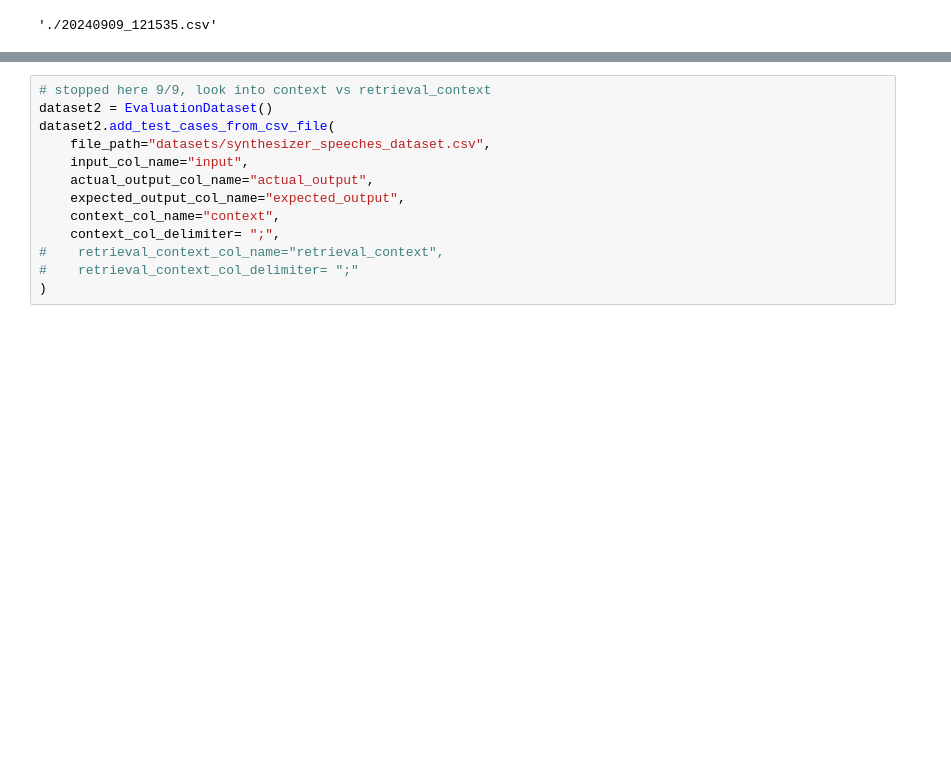
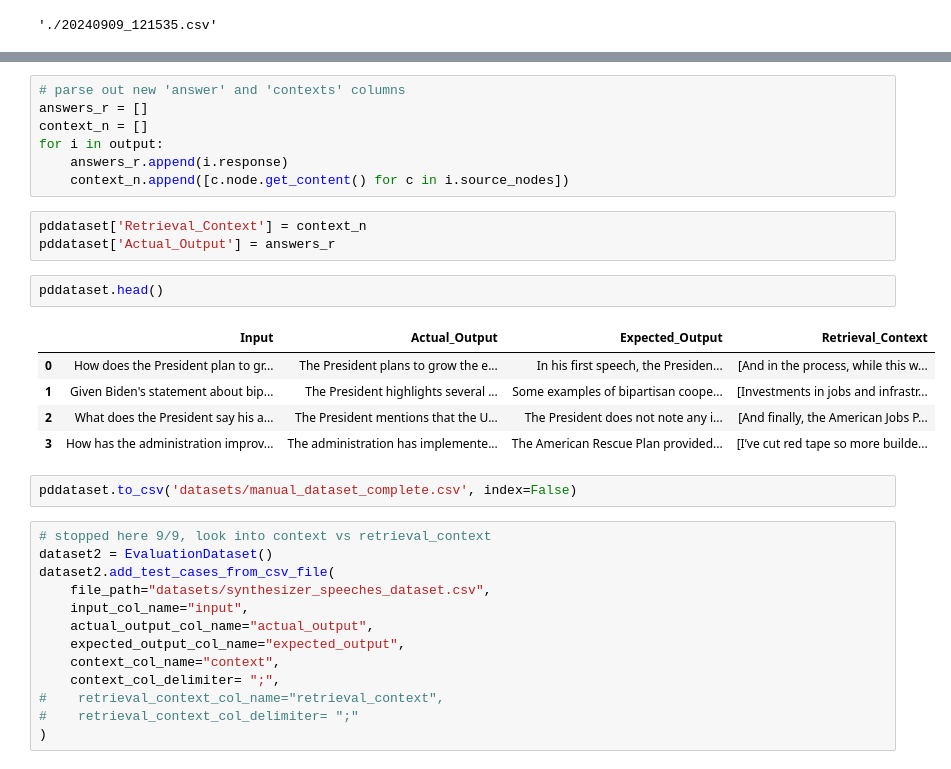
Before and after one commit to sr231/RAG-Evaluations, a Jupyter notebook: Gemini_DeepEval.ipynb, the cells around one changed output, grey strips where cells are left out. Cells and saved outputs as stored; diff of their text form; blank space fills up the shorter version.

```diff
--- a/Gemini_DeepEval.ipynb
+++ b/Gemini_DeepEval.ipynb
@@ -446,3 +437,23 @@ Evaluation dataset saved at ./20240909_121535.csv!
+# %%
+# parse out new 'answer' and 'contexts' columns
+answers_r = []
+context_n = []
+for i in output:
+    answers_r.append(i.response)
+    context_n.append([c.node.get_content() for c in i.source_nodes])
+# %%
+pddataset['Retrieval_Context'] = context_n
+pddataset['Actual_Output'] = answers_r
+# %%
+pddataset.head()
+# %% [output]
+|  | Input | Actual_Output | Expected_Output | Retrieval_Context |
+| 0 | How does the President plan to gr... | The President plans to grow the e... | In his first speech, the Presiden... | [And in the process, while this w... |
+| 1 | Given Biden's statement about bip... | The President highlights several ... | Some examples of bipartisan coope... | [Investments in jobs and infrastr... |
+| 2 | What does the President say his a... | The President mentions that the U... | The President does not note any i... | [And finally, the American Jobs P... |
+| 3 | How has the administration improv... | The administration has implemente... | The American Rescue Plan provided... | [I’ve cut red tape so more builde... |
+# %%
+pddataset.to_csv('datasets/manual_dataset_complete.csv', index=False)
 # %%
 # stopped here 9/9, look into context vs retrieval_context
 dataset2 = EvaluationDataset()
```
Also changed, not shown: parts of 16 cells of this notebook.
